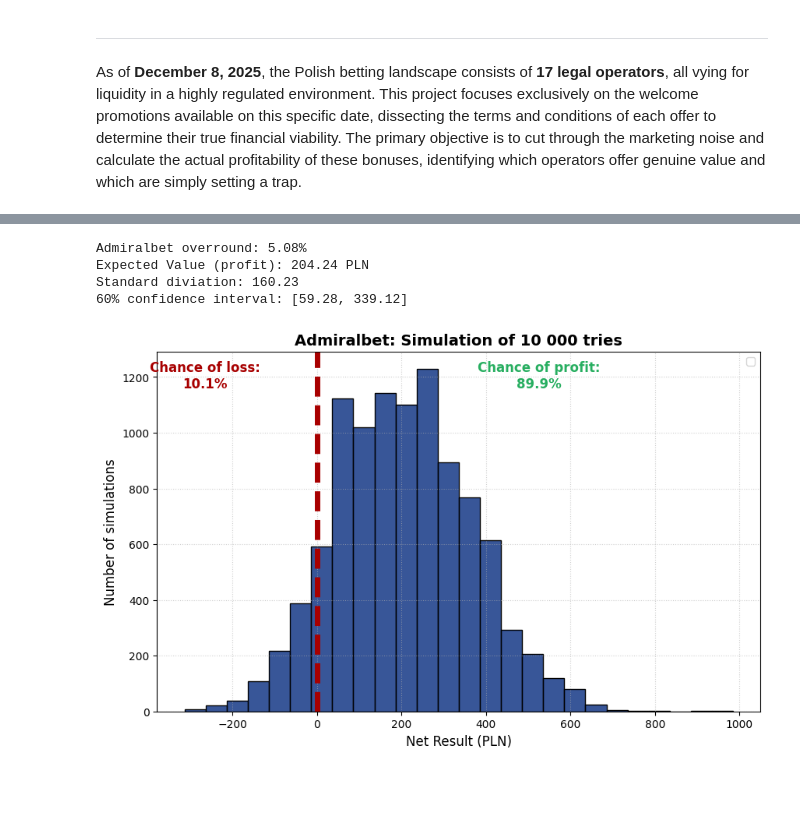
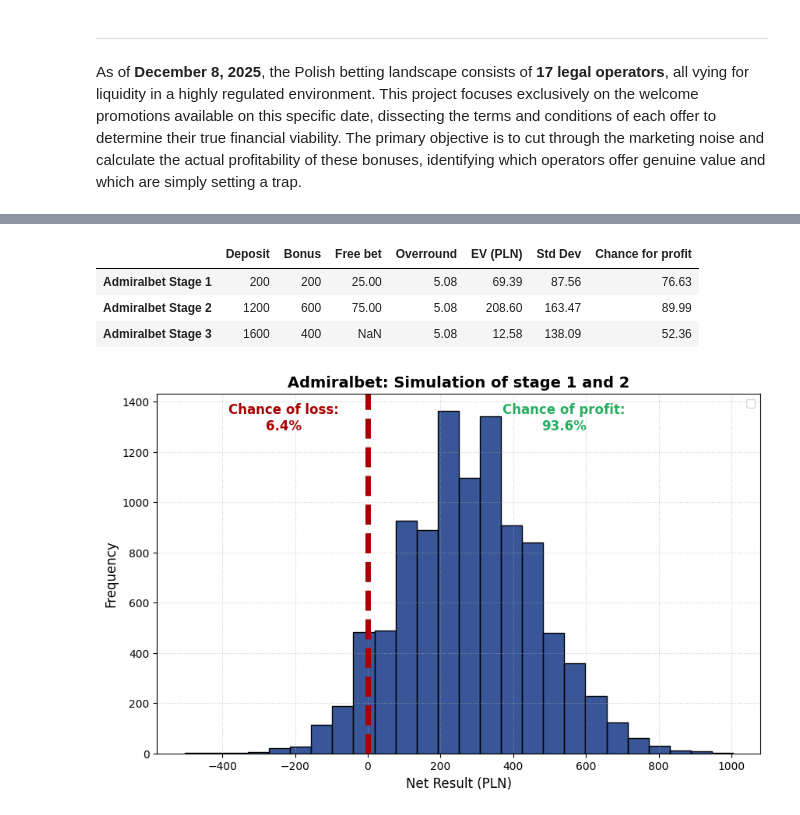
Before and after one commit to nzagozdzon-AGH/Free_Lunch_Theorem, a Jupyter notebook: Bookie_beater.ipynb, the cells around one changed output, grey strips where cells are left out. Drawn from its saved outputs; the diff is of its cells as text; code cells hidden in the pictures; blank space fills up the shorter version.

Commit message:
Added explanation to Admiralbet offer

```diff
--- a/Bookie_beater.ipynb
+++ b/Bookie_beater.ipynb
@@ -39,14 +40,36 @@ Standard diviation: 87.72
+# %%
+admiral_overround = engine.overround_calculator(odds.admiral_odds)
+data_stage_1 = engine.monte_carlo(offers.Admiralbet["Offer_1"], admiral_overround)
+data_stage_2 = engine.monte_carlo(offers.Admiralbet["Offer_2"], admiral_overround)
+data_stage_3 = engine.monte_carlo(offers.Admiralbet["Offer_3"], admiral_overround)
+
+data_values = [
+    [offers.Admiralbet["Offer_1"]["deposit"], offers.Admiralbet["Offer_1"]["bonus"], offers.Admiralbet["Offer_1"]["free_bet"]["value"], (admiral_overround-1)*100, np.mean(data_stage_1), np.std(data_stage_1), engine.chance_of_profit(data_stage_1)],
+    [offers.Admiralbet["Offer_2"]["deposit"], offers.Admiralbet["Offer_2"]["bonus"], offers.Admiralbet["Offer_2"]["free_bet"]["value"], (admiral_overround-1)*100, np.mean(data_stage_2), np.std(data_stage_2), engine.chance_of_profit(data_stage_2)],
+    [offers.Admiralbet["Offer_3"]["deposit"], offers.Admiralbet["Offer_3"]["bonus"], offers.Admiralbet["Offer_3"]["free_bet"], (admiral_overround-1)*100, np.mean(data_stage_3), np.std(data_stage_3), engine.chance_of_profit(data_stage_3)]
+]
+columns = ["Deposit", "Bonus","Free bet","Overround","EV (PLN)", "Std Dev", "Chance for profit"]
+index_names = ["Admiralbet Stage 1", "Admiralbet Stage 2", "Admiralbet Stage 3"]
+df = pd.DataFrame(data=data_values, index=index_names, columns=columns)
+df
+# %% [output]
+|  | Deposit | Bonus | Free bet | Overround | EV (PLN) | Std Dev | Chance for profit |
+| Admiralbet Stage 1 | 200 | 200 | 25.00 | 5.08 | 69.39 | 87.56 | 76.63 |
+| Admiralbet Stage 2 | 1200 | 600 | 75.00 | 5.08 | 208.60 | 163.47 | 89.99 |
+| Admiralbet Stage 3 | 1600 | 400 | NaN | 5.08 | 12.58 | 138.09 | 52.36 |
 # %%
-admiral_overround = engine.overround_calculator(odds.admiral_odds)
-print(f"Admiralbet overround: {round((admiral_overround-1)*100,2)}%")
-data = engine.monte_carlo(offers.Admiralbet["Offer_2"], admiral_overround)
-print(f"Expected Value (profit): {round(np.mean(data),2)} PLN")
-print(f"Standard diviation: {round(np.std(data), 2)}")
-print(engine.confidence_interval(data))
-engine.visualize_results(data, title="Admiralbet: Simulation of 10 000 tries")
+# Simulating stage 1 and stage 2 of the offer
+results = []
+tries = 10000
+offer1 = offers.Admiralbet["Offer_1"]
+offer2 = offers.Admiralbet["Offer_2"]
+while tries > 0:
+    tries -= 1
+    offer_1_outcome = engine.many_bets(offer1["min_odds"]+0.15, 10, admiral_overround, offer1["legs"], offer1["tax"], offer1["bonus"] + offer1["deposit"], offer1["turnover"], offer1["free_bet"])
+    offer_2_outcome = engine.many_bets(offer2["min_odds"]+0.15, 10, admiral_overround, offer2["legs"], offer2["tax"], offer2["bonus"] + offer2["deposit"], offer2["turnover"], offer2["free_bet"])
+    results.append(offer_1_outcome+offer_2_outcome)
+results = np.array(results) - offers.Admiralbet["Offer_1"]["deposit"]- offers.Admiralbet["Offer_2"]["deposit"]
+
+engine.visualize_results(results, title="Admiralbet: Simulation of stage 1 and 2")
 # %% [output]
-Admiralbet overround: 5.08%
-Expected Value (profit): 204.24 PLN
-Standard diviation: 160.23
-60% confidence interval: [59.28, 339.12]
-[figure, old version]
+[figure, new version]
```
Also changed, not shown: parts of 6 cells of this notebook, 1 other file.
